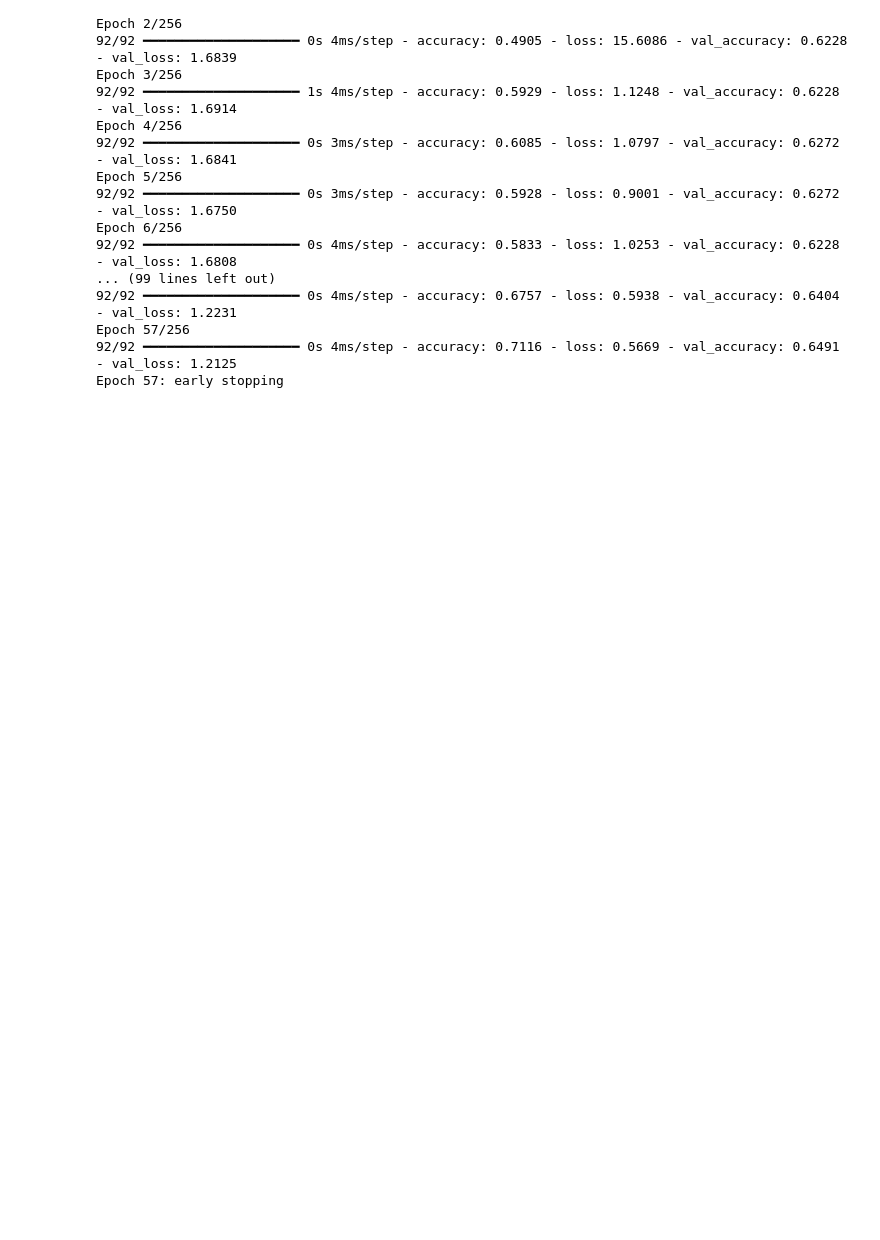
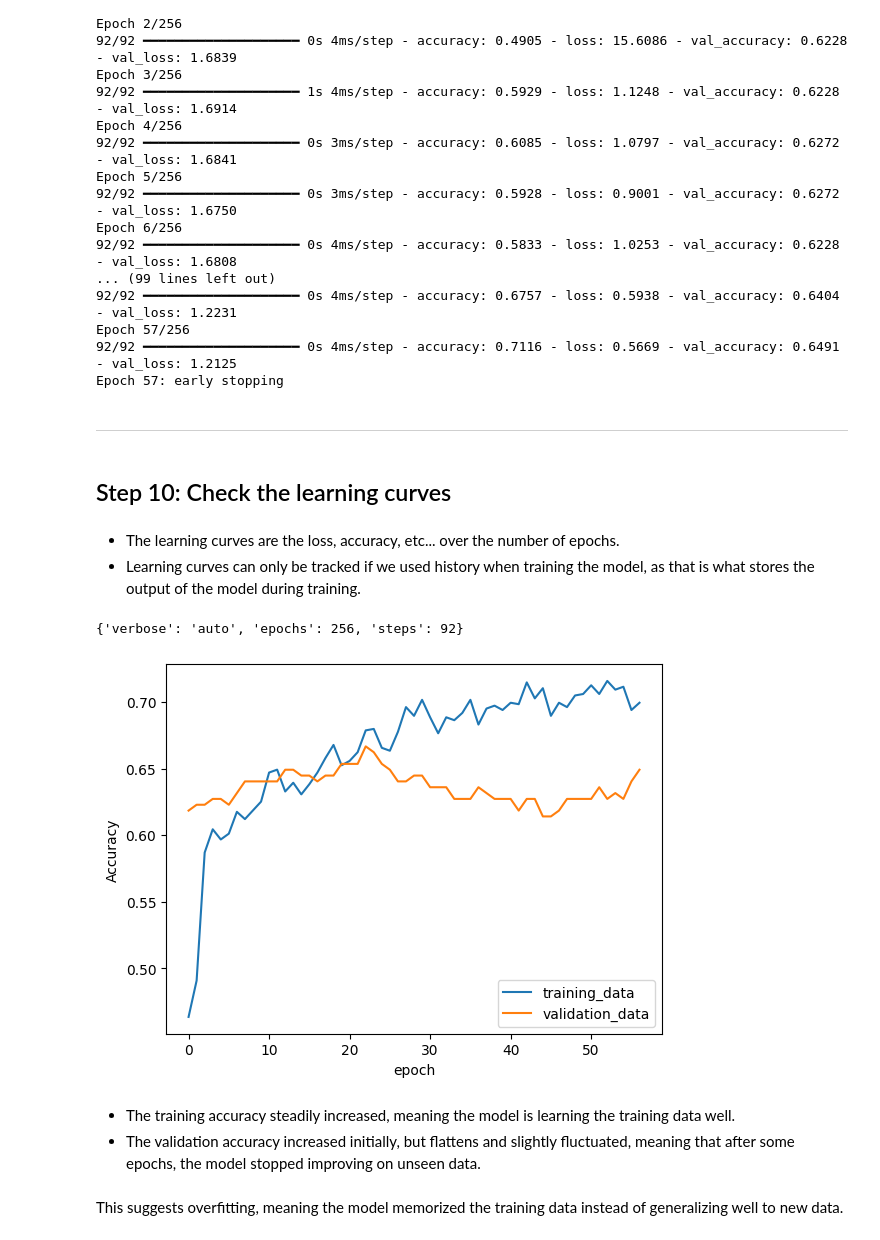
Before and after one commit to Jorwin-dev/machine-learning, a Jupyter notebook: neural-networks/Wine/neural_networks-wine.ipynb, the cells around one changed output. Drawn from its saved outputs; the diff is of its cells as text; code cells hidden in the pictures; blank space fills up the shorter version.

Commit message:
Check the learning curves.

```diff
--- a/neural-networks/Wine/neural_networks-wine.ipynb
+++ b/neural-networks/Wine/neural_networks-wine.ipynb
@@ -415,3 +415,28 @@ Epoch 6/256
 Epoch 57/256
 92/92 ━━━━━━━━━━━━━━━━━━━━ 0s 4ms/step - accuracy: 0.7116 - loss: 0.5669 - val_accuracy: 0.6491 - val_loss: 1.2125
 Epoch 57: early stopping
+# %% [markdown]
+---
+# %% [markdown]
+## Step 10: Check the learning curves
+# %% [markdown]
+- The learning curves are the loss, accuracy, etc... over the number of epochs.
+- Learning curves can only be tracked if we used history when training the model, as that is what stores the output of the model during training.
+# %%
+print(history.params)
+# %% [output]
+{'verbose': 'auto', 'epochs': 256, 'steps': 92}
+# %%
+plt.plot(history.history['accuracy'])
+plt.plot(history.history['val_accuracy'])
+plt.ylabel('Accuracy')
+plt.xlabel('epoch')
+plt.legend(['training_data', 'validation_data'], loc='lower right')
+plt.show()
+# %% [output]
+[figure, added]
+# %% [markdown]
+- The training accuracy steadily increased, meaning the model is learning the training data well.
+- The validation accuracy increased initially, but flattens and slightly fluctuated, meaning that after some epochs, the model stopped improving on unseen data.
+# %% [markdown]
+This suggests overfitting, meaning the model memorized the training data instead of generalizing well to new data.
```
Also changed, not shown: parts of 1 cell of this notebook.
